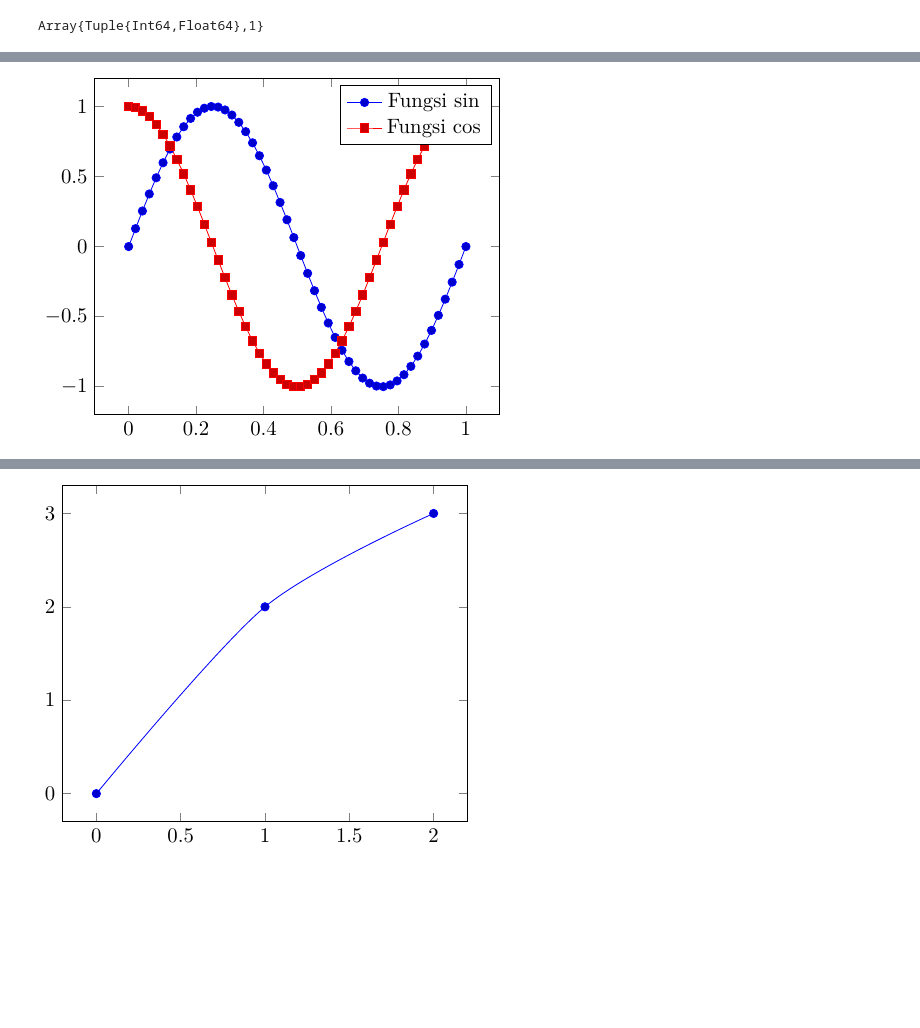
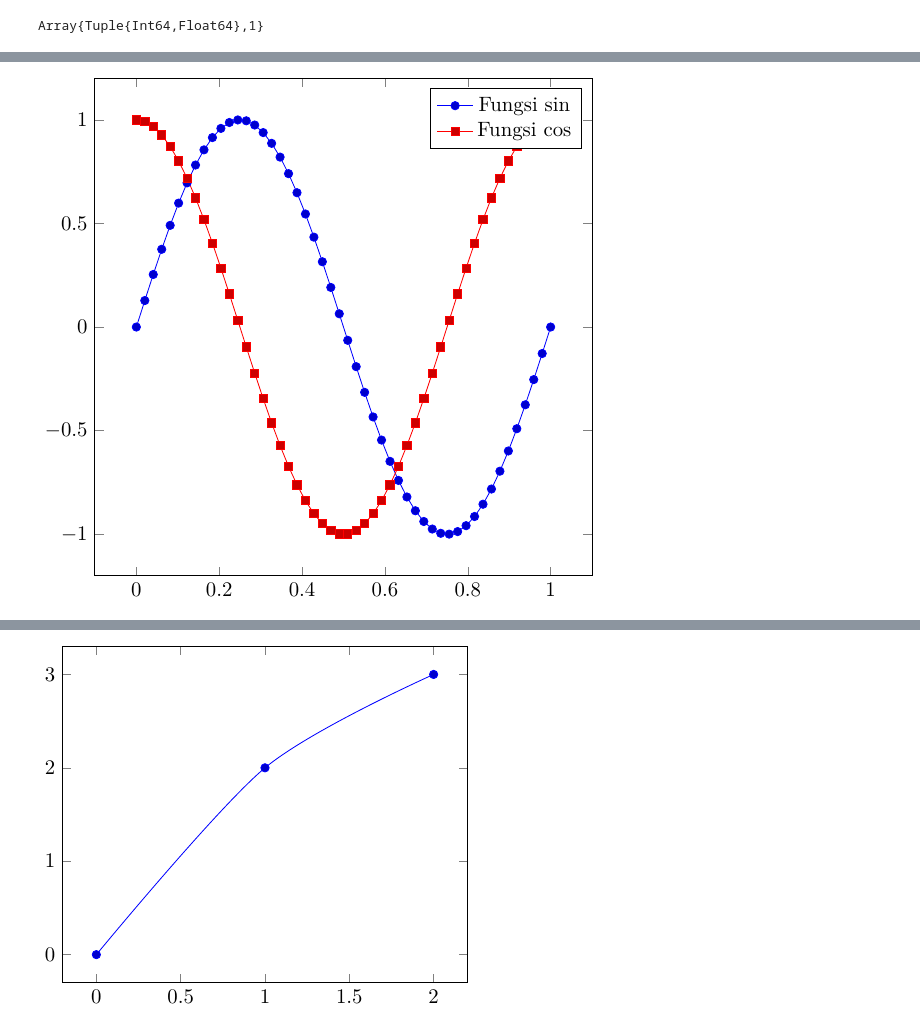
Before and after one commit to f-fathurrahman/ffr-julia-stuffs, a Jupyter notebook: PGFPlotsX/Examples_PGFPlotsX.ipynb, the cells around one changed output, grey strips where cells are left out. Cells and saved outputs as stored; diff of their text form; code cells hidden in the pictures; blank space fills up the shorter version.

```diff
--- a/PGFPlotsX/Examples_PGFPlotsX.ipynb
+++ b/PGFPlotsX/Examples_PGFPlotsX.ipynb
@@ -84,11 +81,11 @@ c2 = Coordinates(x,y2);
 # %%
-@pgf Axis(
+@pgf Axis({height="10cm", width="10cm"},
     PlotInc(c),
     LegendEntry("Fungsi sin"),
     PlotInc(c2),
     LegendEntry("Fungsi cos"),
 )
 # %% [output]
-[figure, old version]
+[figure, new version]
 # %%
 @pgf Axis(
```
Also changed, not shown: parts of 13 cells of this notebook.
